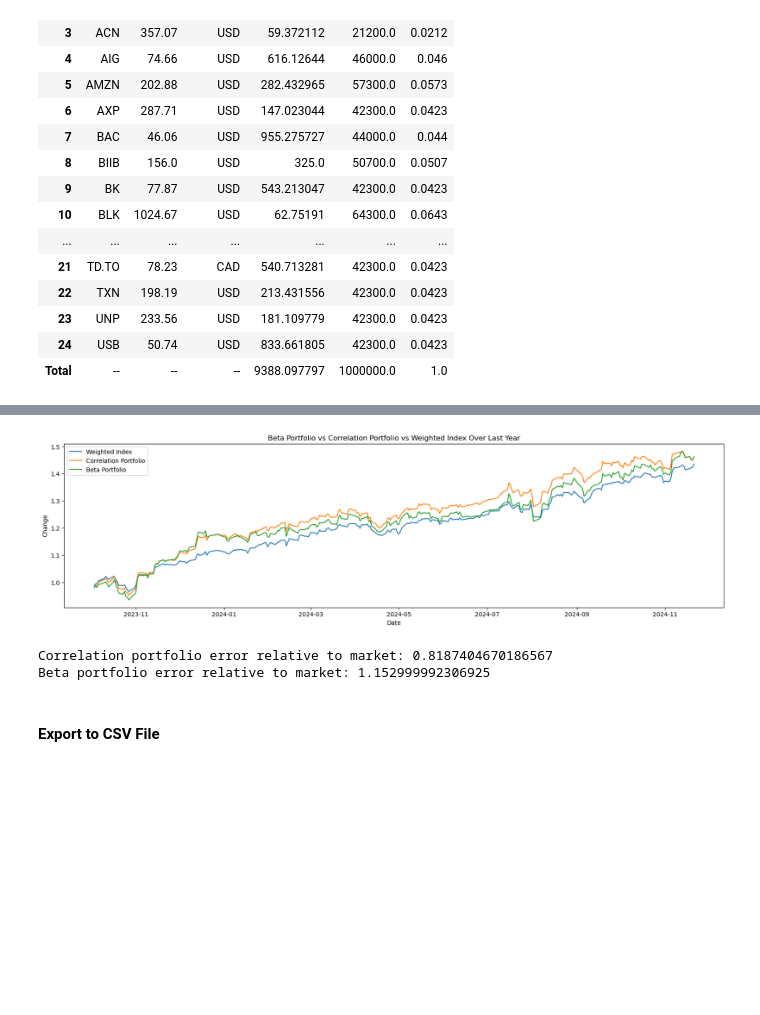
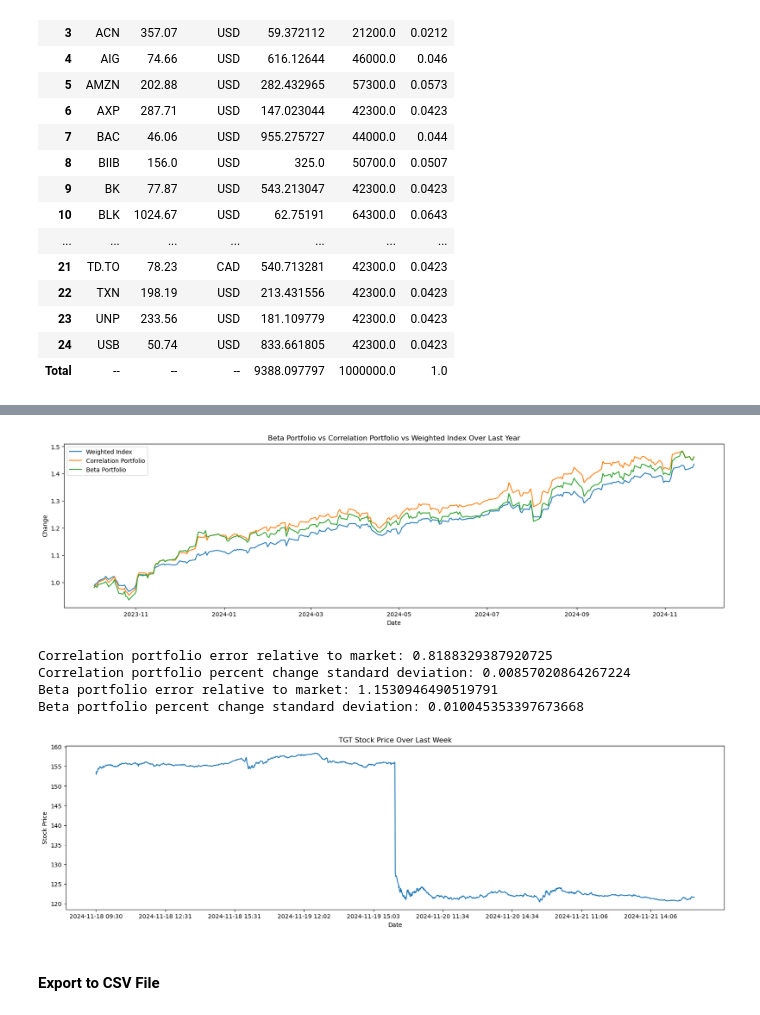
Before and after one commit to pingu15/CFM101, a Jupyter notebook: Final.ipynb, the cells around one changed output, grey strips where cells are left out. Cells and saved outputs as stored; diff of their text form; code cells hidden in the pictures; blank space fills up the shorter version.

Commit message:
add target stock comparison

```diff
--- a/Final.ipynb
+++ b/Final.ipynb
@@ -543,11 +554,27 @@ plt.plot(aggregate_pct_change(historical_beta_data).dropna(), label='Beta Portfo
 plt.legend()
 plt.show()
 print('Correlation portfolio error relative to market:', portfolio_error(historical_data, weighted_index))
+print('Correlation portfolio percent change standard deviation:', historical_data.std())
 print('Beta portfolio error relative to market:', portfolio_error(historical_beta_data, weighted_index))
+print('Beta portfolio percent change standard deviation:', historical_beta_data.std())
 # %% [output]
 [figure]
-Correlation portfolio error relative to market: 0.8187404670186567
-Beta portfolio error relative to market: 1.152999992306925
+Correlation portfolio error relative to market: 0.8188329387920725
+Correlation portfolio percent change standard deviation: 0.00857020864267224
+Beta portfolio error relative to market: 1.1530946490519791
+Beta portfolio percent change standard deviation: 0.010045353397673668
+# %%
+tgt_history = yf.Ticker('TGT').history(start='2024-11-18', end='2024-11-22', interval='1m')['Close']
+tgt_history.index = tgt_history.index.strftime('%Y-%m-%d %H:%M')
+plt.figure(figsize=(20, 5))
+plt.title('TGT Stock Price Over Last Week')
+plt.xlabel('Date')
+plt.ylabel('Stock Price')
+plt.plot(tgt_history)
+plt.xticks(tgt_history.index[::180])
+plt.show()
+# %% [output]
+[figure, added]
 # %% [markdown]
 #### Export to CSV File
 # %%
```
Also changed, not shown: parts of 4 cells of this notebook.
